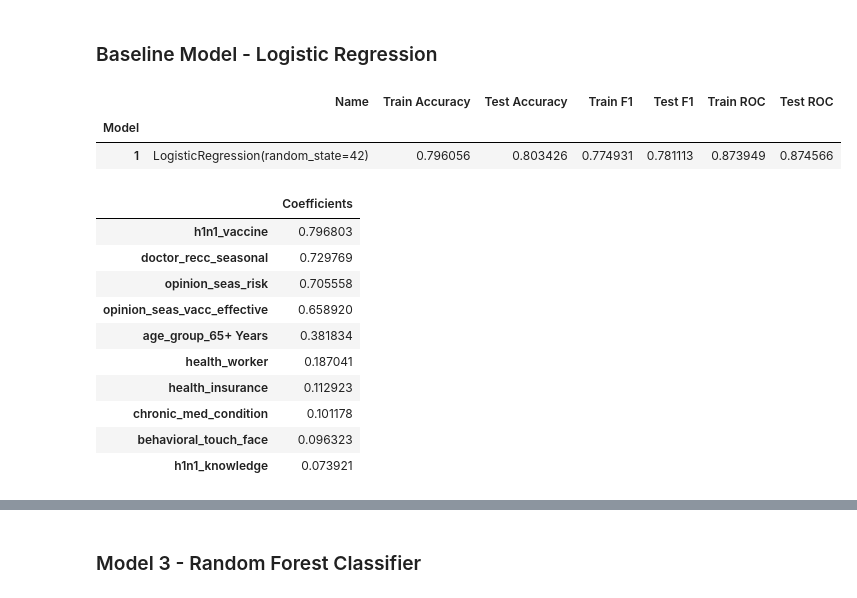
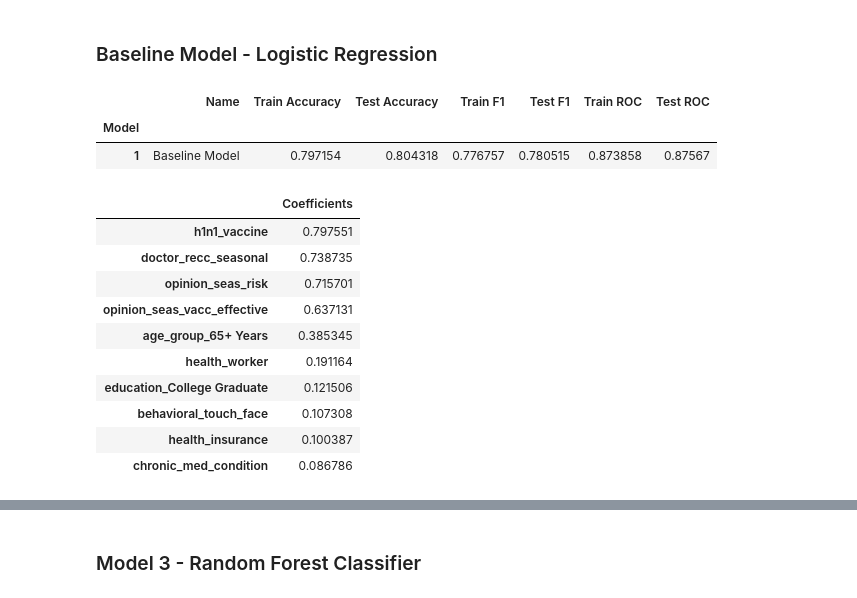
Before and after one commit to pmjustafort/flushotlearning, a Jupyter notebook: index.ipynb, the cells around one changed output, grey strips where cells are left out. Saved outputs shown, nothing was run; the diff lists cells and outputs as text; code cells hidden in the pictures.

```diff
--- a/index.ipynb
+++ b/index.ipynb
@@ -189,7 +203,7 @@ X = train_df_encoded.drop(columns=target)
 y = train_df_encoded[target]
 
 seed = 42 # For reproducability
-test_size = .4
+test_size = .3 # 30% of our data will be in the validation set
 
 X_train, X_test, y_train, y_test = train_test_split(X, y, random_state=seed, test_size=test_size)
 
@@ -238,11 +252,11 @@ To streamline this process, we'll bundle these steps into a pipeline. And to kee
 # %%
 from sklearn.pipeline import Pipeline
 from sklearn.preprocessing import StandardScaler
-from sklearn.metrics import roc_auc_score, roc_curve, accuracy_score, f1_score
+from sklearn.metrics import roc_auc_score, plot_roc_curve, accuracy_score, f1_score
 
 def run_pipeline(pipeline, stats_df, X_train, X_test, y_train, y_test, index):
     # Fit pipeline
-    pipeline.fit(X=X_train, y=y_train)
+    pipeline.fit(X_train, y_train)
 
     # Predict and evaluate on training data
     y_train_pred = pipeline.predict(X_train)
@@ -259,7 +273,7 @@ def run_pipeline(pipeline, stats_df, X_train, X_test, y_train, y_test, index):
     test_auc = roc_auc_score(y_test, y_test_pred_proba)
 
     stats = {
-        'Name': list(pipeline.named_steps.values())[1],
+        'Name': list(pipeline.named_steps.keys())[1],
         'Train Accuracy': train_accuracy,
         'Test Accuracy': test_accuracy,
         'Train F1': train_f1,
@@ -286,30 +300,30 @@ stats_df.index.name = 'Model'
 # %%
 from sklearn.linear_model import LogisticRegression
 
-model_name_1 = 'baseline_model'
+model_name_1 = 'Baseline Model'
 
 base_pipeline = Pipeline([
         ('standard_scaler', StandardScaler()),
         (model_name_1, LogisticRegression(random_state=seed))
     ])
 
 pipelines[model_name_1] = base_pipeline
 
 stats_df = run_pipeline(
     pipelines[model_name_1],
     stats_df,
     X_train,
     X_test,
     y_train,
     y_test,
     1
 )
 
 stats_df
 # %% [output]
 |  | Name | Train Accuracy | Test Accuracy | Train F1 | Test F1 | Train ROC | Test ROC |
 | Model |  |  |  |  |  |  |  |
-| 1 | LogisticRegression(random_state=42) | 0.796056 | 0.803426 | 0.774931 | 0.781113 | 0.873949 | 0.874566 |
+| 1 | Baseline Model | 0.797154 | 0.804318 | 0.776757 | 0.780515 | 0.873858 | 0.87567 |
 # %%
 baseline_coefs = pd.DataFrame(
     pipelines[model_name_1].named_steps[model_name_1].coef_,
@@ -325,13 +339,13 @@ baseline_coefs = baseline_coefs.rename(
 baseline_coefs[:10]
 # %% [output]
 |  | Coefficients |
-| h1n1_vaccine | 0.796803 |
-| doctor_recc_seasonal | 0.729769 |
-| opinion_seas_risk | 0.705558 |
-| opinion_seas_vacc_effective | 0.658920 |
-| age_group_65+ Years | 0.381834 |
-| health_worker | 0.187041 |
-| health_insurance | 0.112923 |
-| chronic_med_condition | 0.101178 |
-| behavioral_touch_face | 0.096323 |
-| h1n1_knowledge | 0.073921 |
+| h1n1_vaccine | 0.797551 |
+| doctor_recc_seasonal | 0.738735 |
+| opinion_seas_risk | 0.715701 |
+| opinion_seas_vacc_effective | 0.637131 |
+| age_group_65+ Years | 0.385345 |
+| health_worker | 0.191164 |
+| education_College Graduate | 0.121506 |
+| behavioral_touch_face | 0.107308 |
+| health_insurance | 0.100387 |
+| chronic_med_condition | 0.086786 |
```
Also changed, not shown: parts of 11 cells of this notebook.
